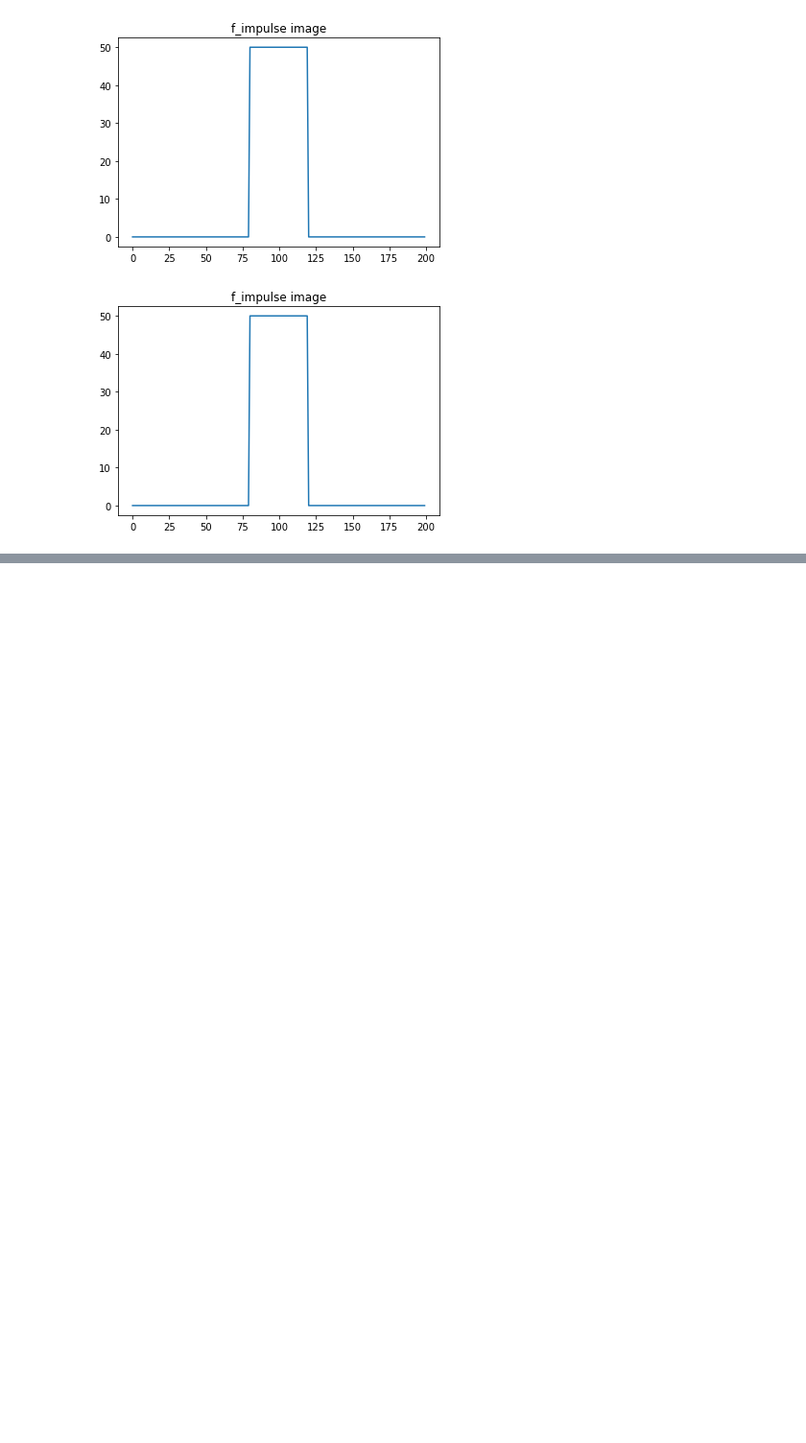
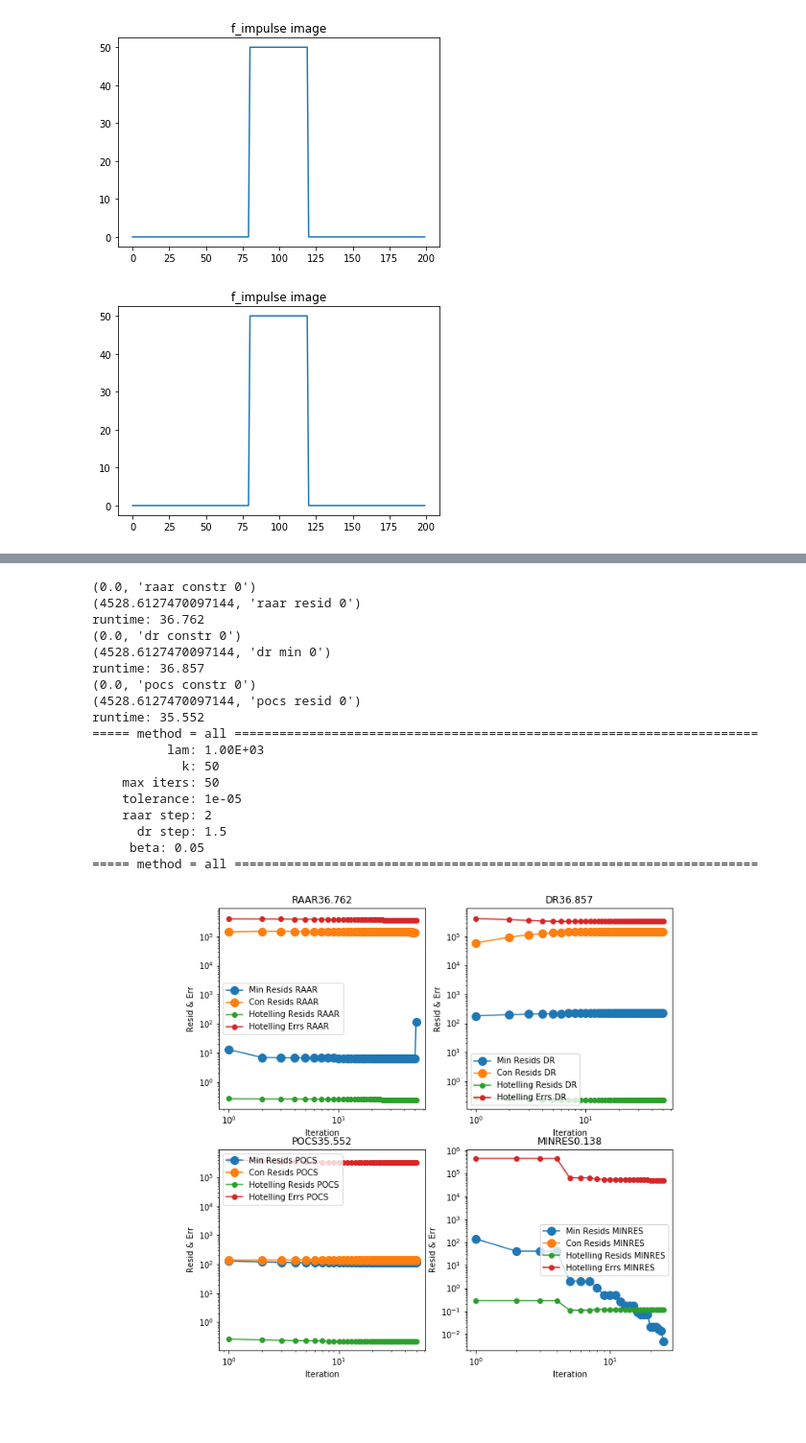
Before and after one commit to zimmerman-cole/ill-condition, a Jupyter notebook: code/pres/intermediate/projection_alg_testing.ipynb, the cells around one changed output, grey strips where cells are left out. Shown at 96% size. Cells and saved outputs as stored; diff of their text form; code cells hidden in the pictures; blank space fills up the shorter version.

```diff
--- a/code/pres/intermediate/projection_alg_testing.ipynb
+++ b/code/pres/intermediate/projection_alg_testing.ipynb
@@ -260,0 +291,22 @@ for p,idx in zip(ps,range(len(ps))):
+# %%
+m_r, c_r, h_r, h_e, rt = projection.test_proj_alg(prob=p, method='all',max_iter=50, beta=0.05, sl_dr=1.5)
+# %% [output]
+(0.0, 'raar constr 0')
+(4528.6127470097144, 'raar resid 0')
+runtime: 36.762
+(0.0, 'dr constr 0')
+(4528.6127470097144, 'dr min 0')
+runtime: 36.857
+(0.0, 'pocs constr 0')
+(4528.6127470097144, 'pocs resid 0')
+runtime: 35.552
+===== method = all ======================================================================
+          lam: 1.00E+03
+            k: 50
+    max iters: 50
+    tolerance: 1e-05
+    raar step: 2
+      dr step: 1.5
+     beta: 0.05
+===== method = all ======================================================================
+[figure, added]
```
Also changed, not shown: parts of 11 cells of this notebook, 2 other files.
